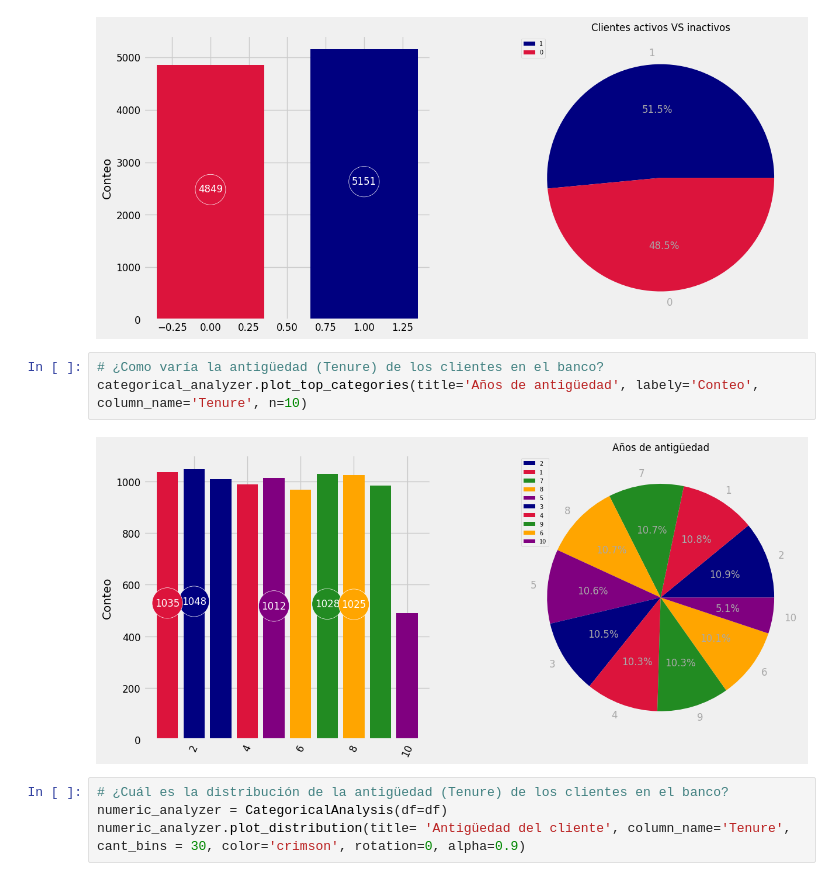
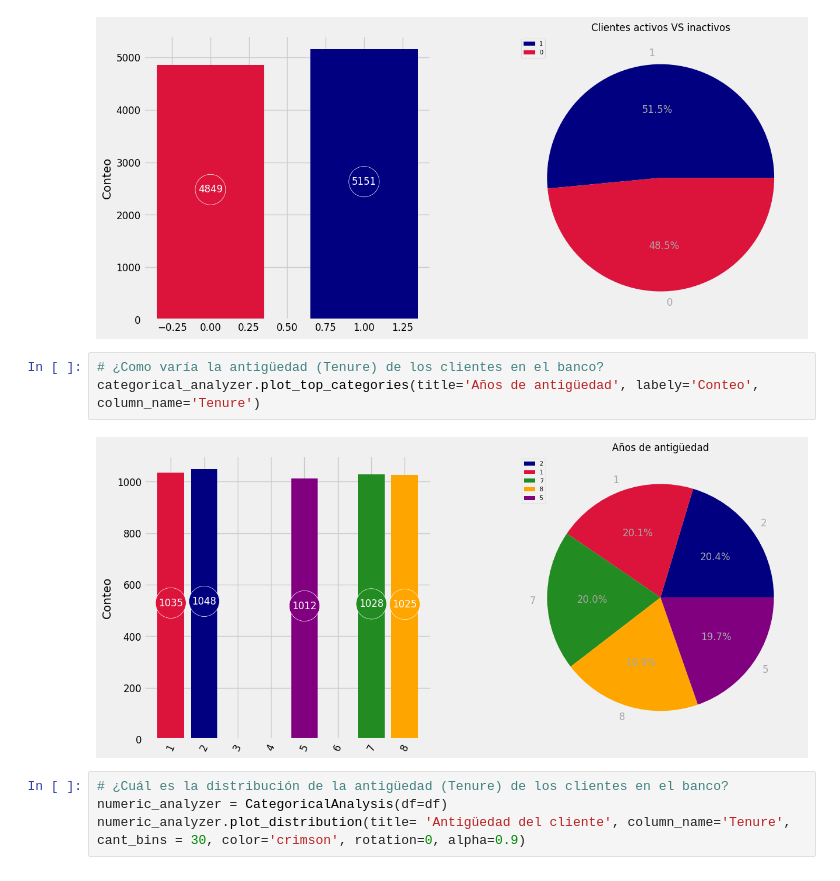
Before and after one commit to solfontan/PrediccionesDeRetencionDeClientes---2024, a Jupyter notebook: scr/ProjectResume.ipynb, the cells around one changed output. Drawn from its saved outputs; the diff is of its cells as text.

```diff
--- a/scr/ProjectResume.ipynb
+++ b/scr/ProjectResume.ipynb
@@ -247,9 +247,9 @@ categorical_analyzer.plot_top_categories(title='Clientes activos VS inactivos',
 [figure]
 # %%
 # ¿Como varía la antigüedad (Tenure) de los clientes en el banco?
-categorical_analyzer.plot_top_categories(title='Años de antigüedad', labely='Conteo', column_name='Tenure', n=10)
+categorical_analyzer.plot_top_categories(title='Años de antigüedad', labely='Conteo', column_name='Tenure')
 # %% [output]
-[figure, old version]
+[figure, new version]
 # %%
 # ¿Cuál es la distribución de la antigüedad (Tenure) de los clientes en el banco?
 numeric_analyzer = CategoricalAnalysis(df=df)
```
Also changed, not shown: parts of 5 cells of this notebook.
